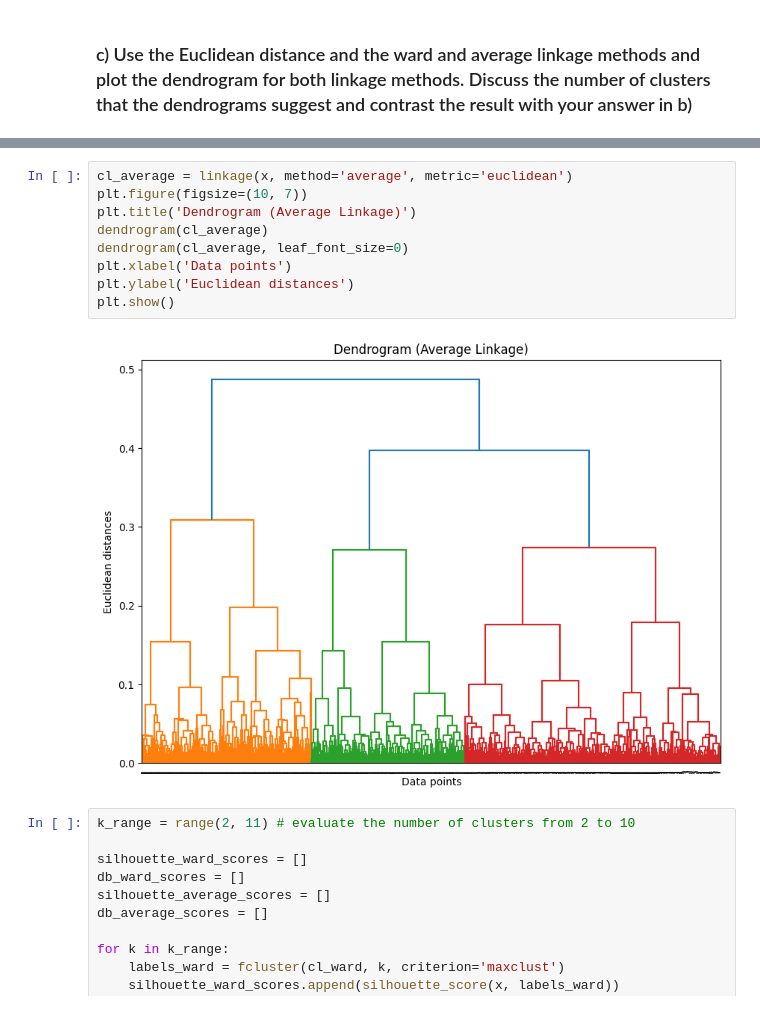
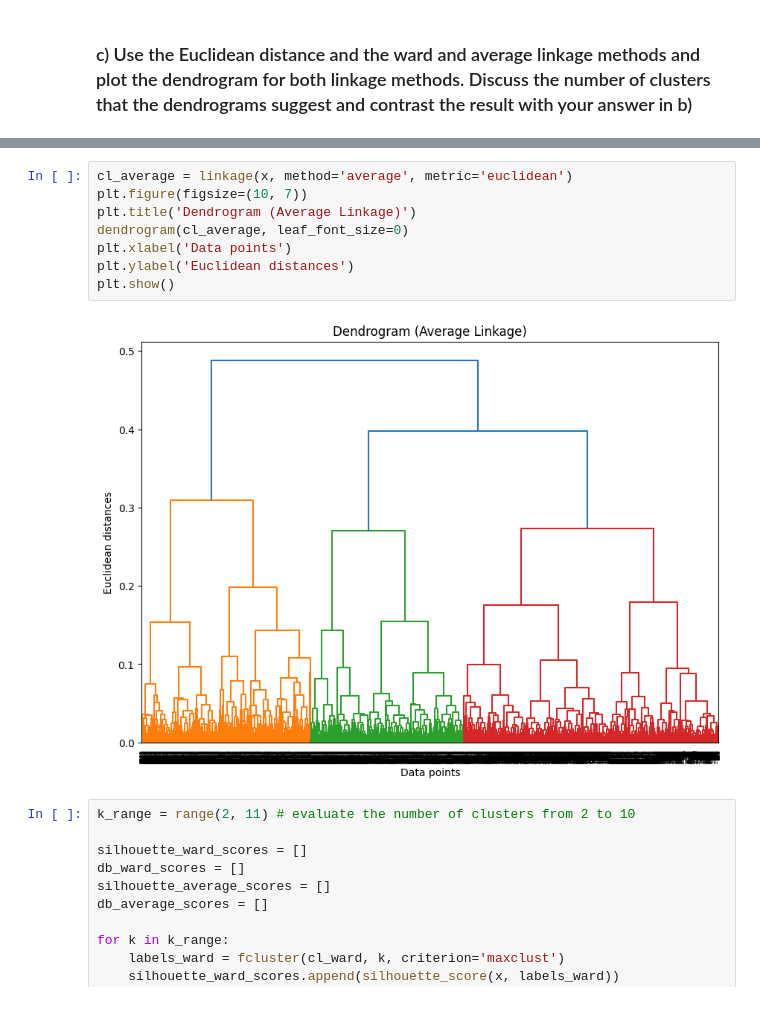
Before and after one commit to mtorella/ClusterAnalysisForBusiness_gp, a Jupyter notebook: main.ipynb, the cells around one changed output, grey strips where cells are left out. Saved outputs shown, nothing was run; the diff lists cells and outputs as text.

```diff
--- a/main.ipynb
+++ b/main.ipynb
@@ -60,14 +59,13 @@ plt.show()
 # %%
 cl_average = linkage(x, method='average', metric='euclidean')
 plt.figure(figsize=(10, 7))
 plt.title('Dendrogram (Average Linkage)')
-dendrogram(cl_average)
 dendrogram(cl_average, leaf_font_size=0)
 plt.xlabel('Data points')
 plt.ylabel('Euclidean distances')
 plt.show()
 # %% [output]
-[figure, old version]
+[figure, new version]
 # %%
 k_range = range(2, 11) # evaluate the number of clusters from 2 to 10
 
```
Also changed, not shown: parts of 5 cells of this notebook, 1 other file.
